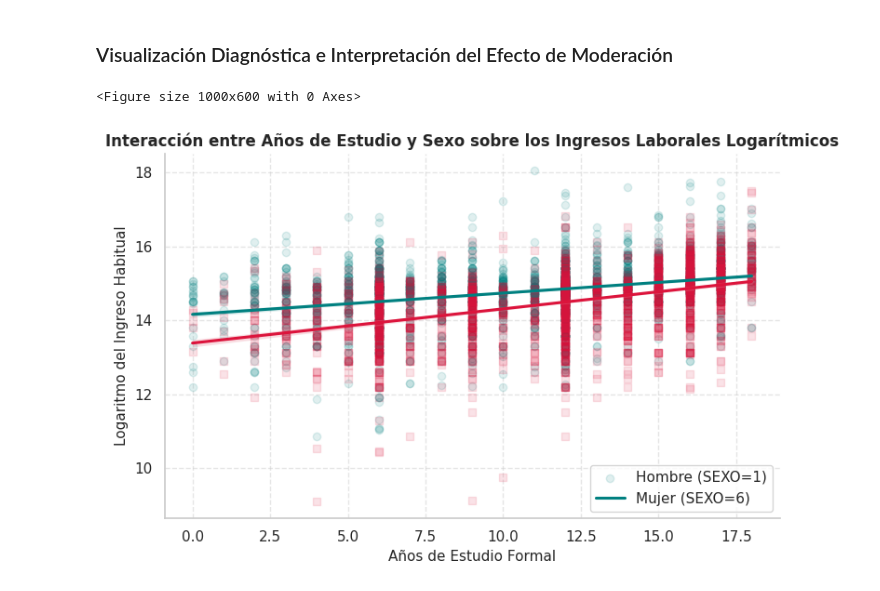
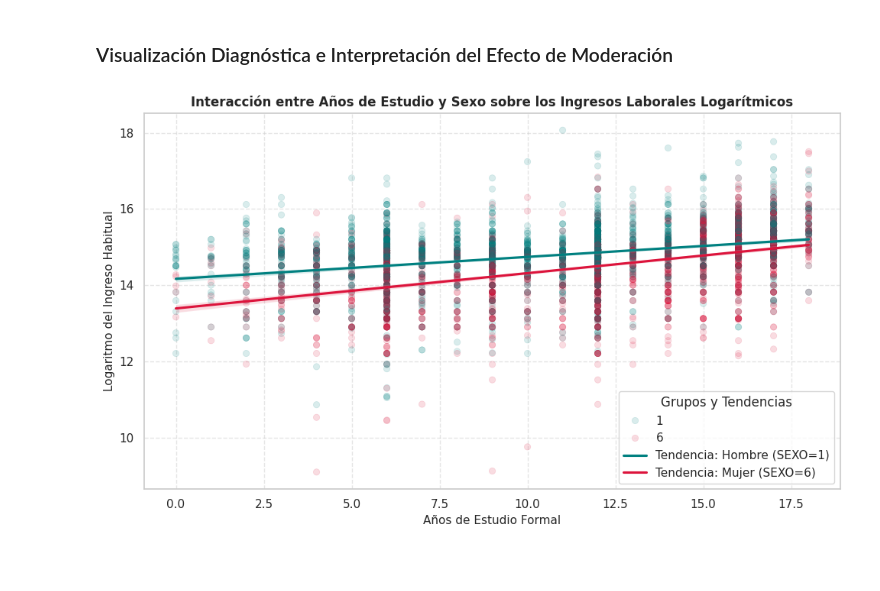
Before and after one commit to fiomusmeci-rgb/Proyecto_DataScience, a Jupyter notebook: notebooks/Fase2_DataScience_Torres_Musmeci_Roman.ipynb, the cells around one changed output. Drawn from its saved outputs; the diff is of its cells as text; code cells hidden in the pictures; blank space fills up the shorter version.

```diff
--- a/notebooks/Fase2_DataScience_Torres_Musmeci_Roman.ipynb
+++ b/notebooks/Fase2_DataScience_Torres_Musmeci_Roman.ipynb
@@ -590,31 +591,58 @@ IC 95% Bootstrap Percentil                    : [0.01310, 0.03198]
 # %% [markdown]
 ### Visualización Diagnóstica e Interpretación del Efecto de Moderación
 # %%
-# Graficar la interacción ajustada por el modelo (Pendientes de Retorno Marginal por Sexo)
+import matplotlib.pyplot as plt
+import seaborn as sns
+import numpy as np
+
+# Configuramos un lienzo adecuado para el gráfico de interacción
 plt.figure(figsize=(10, 6))
-sns.lmplot(
+
+# Graficamos los puntos dispersos con baja opacidad para evitar saturación
+sns.scatterplot(
     x="ANIOS_ESTUDIO",
     y="log_ingreso",
     hue="SEXO",
     data=df_h2,
     palette={1: 'teal', 6: 'crimson'},
-    markers=["o", "s"],
-    scatter_kws={'alpha': 0.12},
-    height=5,
-    aspect=1.5,
-    legend=False
+    alpha=0.15,
+    edgecolor=None
+)
+
+# Estimamos y graficamos las líneas de tendencia de manera explícita para cada grupo
+x_vals = np.linspace(df_h2['ANIOS_ESTUDIO'].min(), df_h2['ANIOS_ESTUDIO'].max(), 100)
+
+# Línea para Hombres (SEXO = 1)
+# log_ingreso = Intercept + beta_edu * ANIOS_ESTUDIO + ... (controles en promedio)
+# Para simplificar la visualización de la pendiente, graficamos la regresión lineal simple por grupo
+sns.regplot(
+    x="ANIOS_ESTUDIO",
+    y="log_ingreso",
+    data=df_h2[df_h2['SEXO'] == 1],
+    scatter=False,
+    color='teal',
+    label='Tendencia: Hombre (SEXO=1)'
+)
+
+# Línea para Mujeres (SEXO = 6)
+sns.regplot(
+    x="ANIOS_ESTUDIO",
+    y="log_ingreso",
+    data=df_h2[df_h2['SEXO'] == 6],
+    scatter=False,
+    color='crimson',
+    label='Tendencia: Mujer (SEXO=6)'
 )
 
 plt.title("Interacción entre Años de Estudio y Sexo sobre los Ingresos Laborales Logarítmicos", fontsize=12, fontweight='bold')
 plt.xlabel("Años de Estudio Formal", fontsize=11)
 plt.ylabel("Logaritmo del Ingreso Habitual", fontsize=11)
-plt.legend(labels=["Hombre (SEXO=1)", "Mujer (SEXO=6)"], loc='lower right')
+plt.legend(title="Grupos y Tendencias", loc='lower right')
 plt.grid(True, linestyle='--', alpha=0.5)
 plt.tight_layout()
 plt.show()
 # %% [output]
-<Figure size 1000x600 with 0 Axes>
-[figure, old version]
+[figure, new version]
 # %% [markdown]
 ### 3. Evaluación Diagnóstica, Resultados e Interpretación (H2)
 
```
Also changed, not shown: parts of 4 cells of this notebook.
